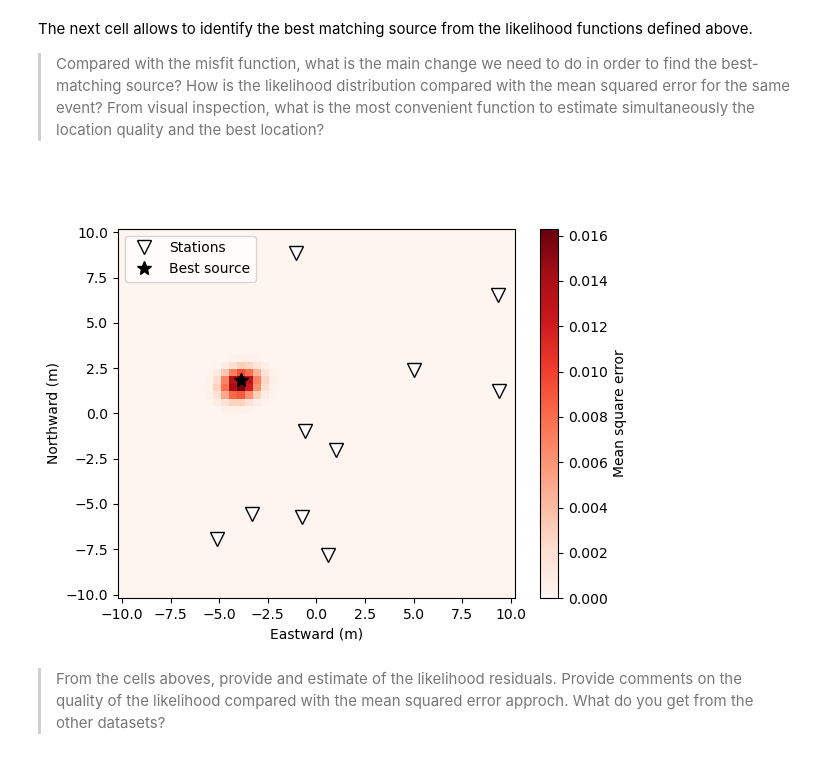
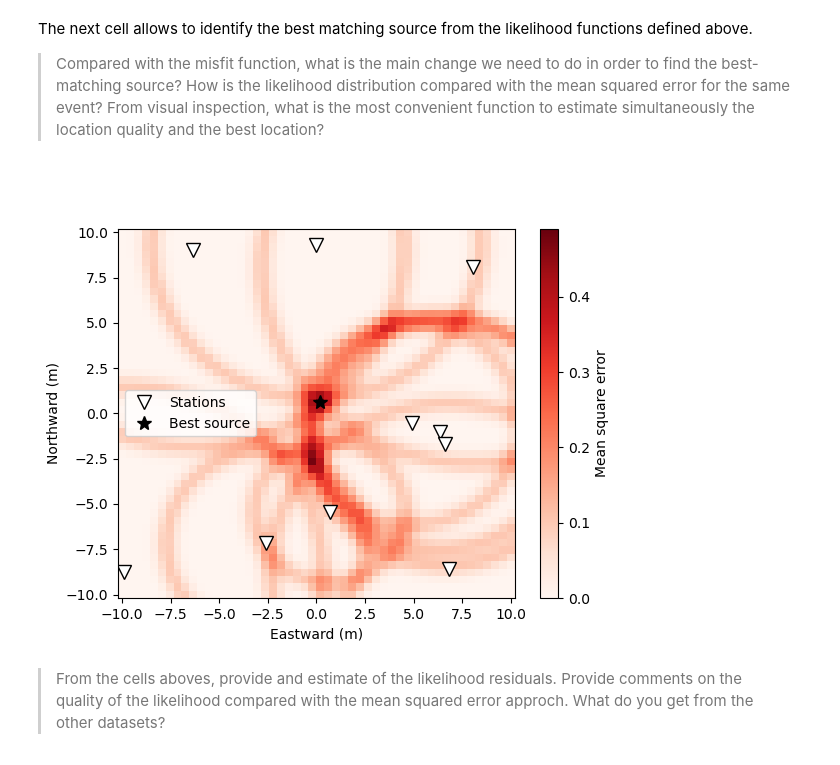
Before and after one commit to leonard-seydoux/scientific-computing-for-geophysical-problems, a Jupyter notebook: labs/2_localization.ipynb, the cells around one changed output. Cells and saved outputs as stored; diff of their text form; code cells hidden in the pictures.

```diff
--- a/labs/2_localization.ipynb
+++ b/labs/2_localization.ipynb
@@ -39,7 +39,7 @@ from scipy.interpolate import interp1d
 The `traveltimes/` folder contains three files `travel_times_diff_s_p_*.csv` that contain the position of the sensors towards the east ($x$) and the north ($y$) directions in kilometers, and the observed differential travel times $\tau^\text{obs}_{SP}$ in seconds at each sensor. Using pandas, we can read this data into a dataframe, as follows.
 # %%
 # Read csv
-data = pd.read_csv("./traveltimes/travel_times_diff_s_p_2.csv")
+data = pd.read_csv("./data/travel_times_diff_s_p_3.csv")
 
 # Show table content
 data
@@ -181,35 +181,35 @@ The next cell allows to identify the best matching source from the likelihood fu
 # %%
 # Initialize misfit values in the grid
 mse = np.zeros((x.shape[0], x.shape[0]))
 
 # Loop over every sources to text, and get misfit
 for i in range(len(x)):
     for j in range(len(y)):
         tt_predicted = model_prediction(x[i], y[j], data.x, data.y)
-        mse[i, j] = likelihood_1(tt_predicted, data.tt)
+        mse[i, j] = likelihood_2(tt_predicted, data.tt)
 
 # Extract best-matching source (from minimum misfit)
 mse_min_i, mse_min_j = np.unravel_index(mse.argmax(), mse.shape)
 x_best, y_best = x[mse_min_i], y[mse_min_j]
 
 # Plot
 plt.figure(5)
 plt.clf()
 plt.pcolormesh(x, y, mse.T, cmap="Reds")
 plt.plot(data.x, data.y, "wv", mec="k", ms=10, label="Stations")
 plt.plot(x_best, y_best, "k*", ms=10, label="Best source")
 
 # Labels
 colorbar = plt.colorbar()
 colorbar.set_label("Mean square error")
 plt.xlabel("Eastward (m)")
 plt.ylabel("Northward (m)")
 plt.legend()
 
 # Show
 plt.show()
 # %% [output]
-[figure, old version]
+[figure, new version]
 # %% [markdown]
 > From the cells aboves, provide and estimate of the likelihood residuals. Provide comments on the quality of the likelihood compared with the mean squared error approch.
 > What do you get from the other datasets?
```
Also changed, not shown: parts of 4 cells of this notebook.
